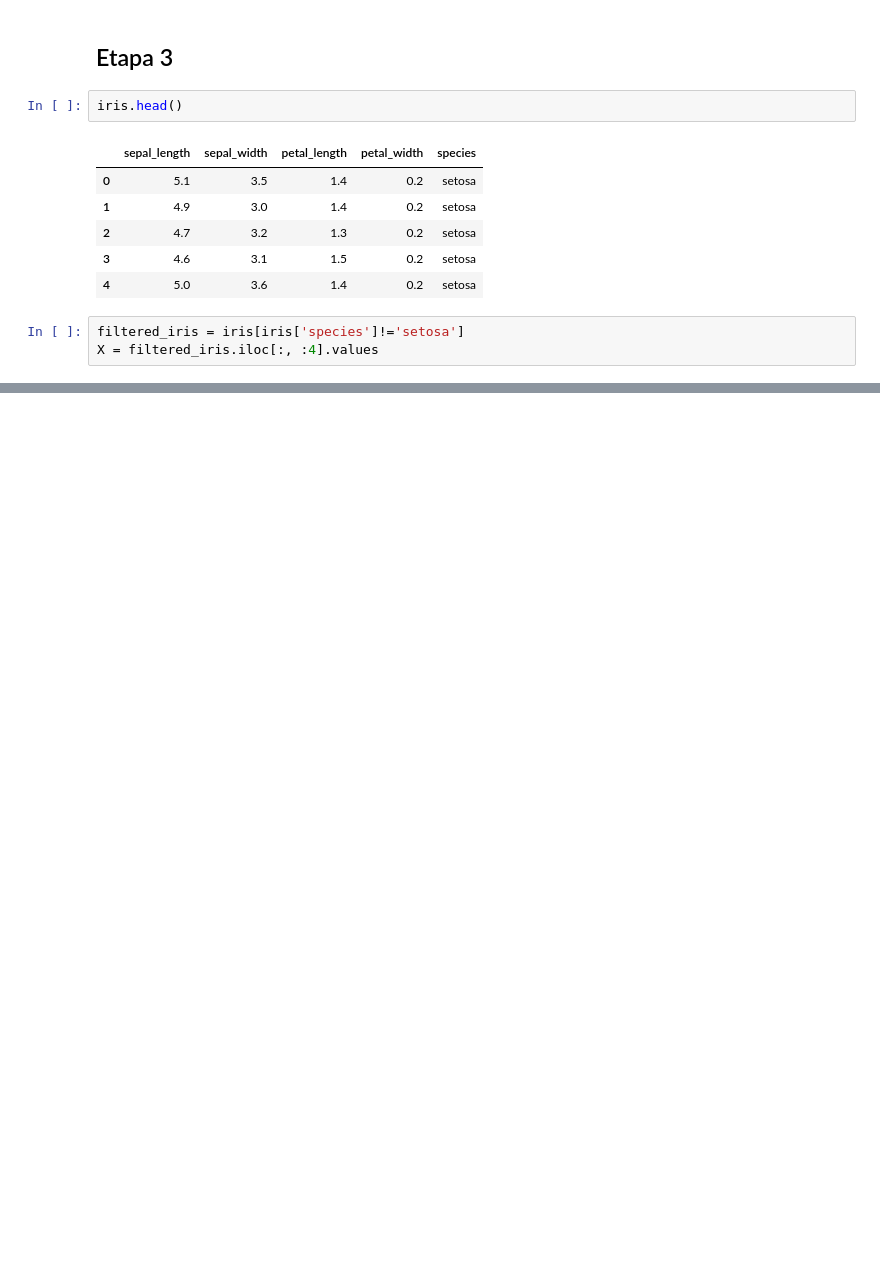
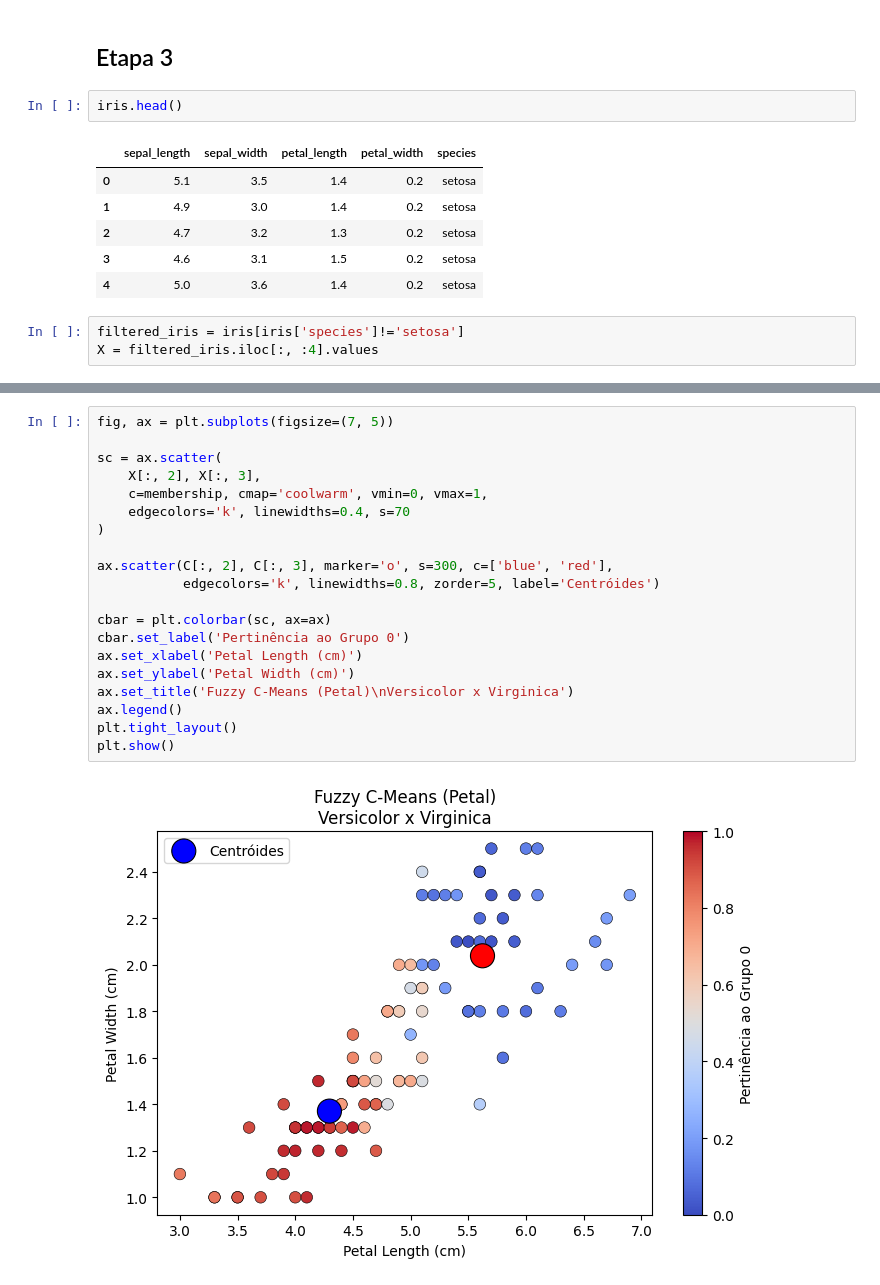
Before and after one commit to giu-garrido/fuzzy-cmeans, a Jupyter notebook: C-means.ipynb, the cells around one changed output, grey strips where cells are left out. Drawn from its saved outputs; the diff is of its cells as text; blank space fills up the shorter version.

```diff
--- a/C-means.ipynb
+++ b/C-means.ipynb
@@ -281,0 +263,22 @@ plt.show()
+# %%
+fig, ax = plt.subplots(figsize=(7, 5))
+
+sc = ax.scatter(
+    X[:, 2], X[:, 3],
+    c=membership, cmap='coolwarm', vmin=0, vmax=1,
+    edgecolors='k', linewidths=0.4, s=70
+)
+
+ax.scatter(C[:, 2], C[:, 3], marker='o', s=300, c=['blue', 'red'],
+           edgecolors='k', linewidths=0.8, zorder=5, label='Centróides')
+
+cbar = plt.colorbar(sc, ax=ax)
+cbar.set_label('Pertinência ao Grupo 0')
+ax.set_xlabel('Petal Length (cm)')
+ax.set_ylabel('Petal Width (cm)')
+ax.set_title('Fuzzy C-Means (Petal)\nVersicolor x Virginica')
+ax.legend()
+plt.tight_layout()
+plt.show()
+# %% [output]
+[figure, added]
```
Also changed, not shown: parts of 4 cells of this notebook.
